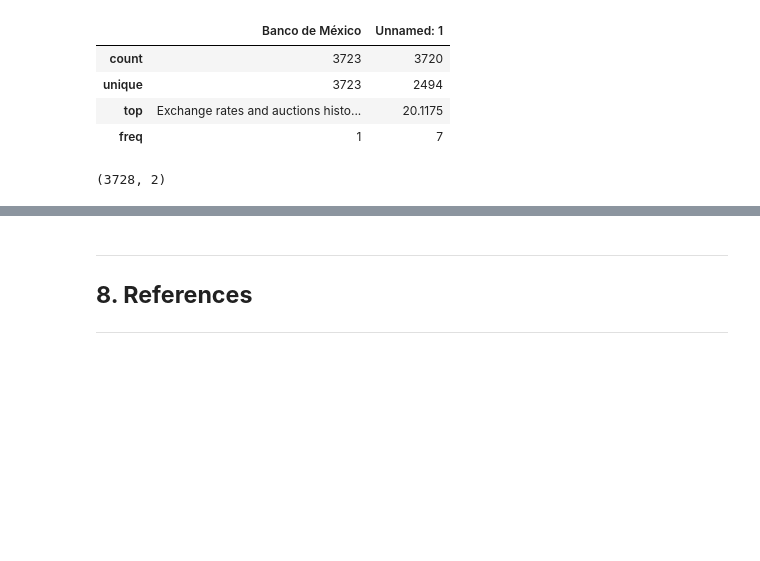
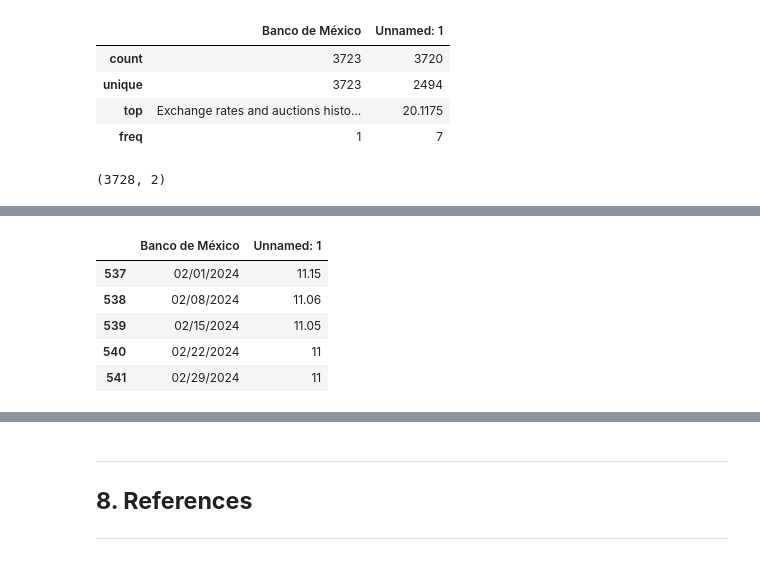
Before and after one commit to DanielEduardoLopez/SalesForecasting, a Jupyter notebook: SalesPrediction.ipynb, the cells around one changed output, grey strips where cells are left out. Drawn from its saved outputs; the diff is of its cells as text; code cells hidden in the pictures; blank space fills up the shorter version.

```diff
--- a/SalesPrediction.ipynb
+++ b/SalesPrediction.ipynb
@@ -436,0 +458,9 @@ exchange_rates_df.shape
+# %%
+bonds_rates_df.tail()
+# %% [output]
+|  | Banco de México | Unnamed: 1 |
+| 537 | 02/01/2024 | 11.15 |
+| 538 | 02/08/2024 | 11.06 |
+| 539 | 02/15/2024 | 11.05 |
+| 540 | 02/22/2024 | 11 |
+| 541 | 02/29/2024 | 11 |
```
Also changed, not shown: parts of 13 cells of this notebook.
